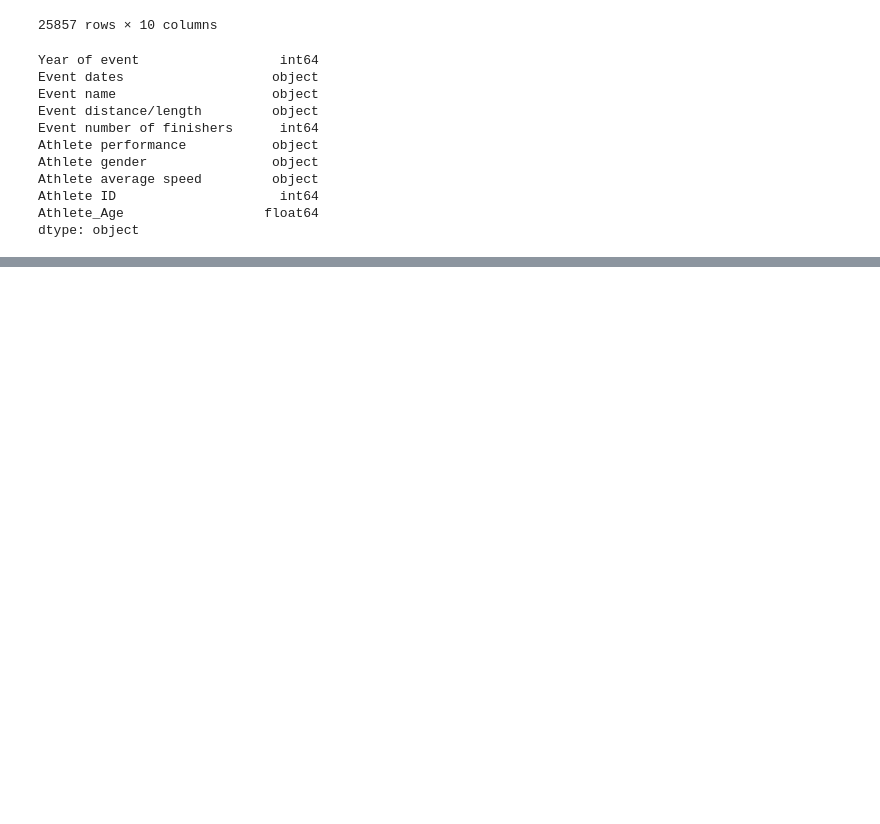
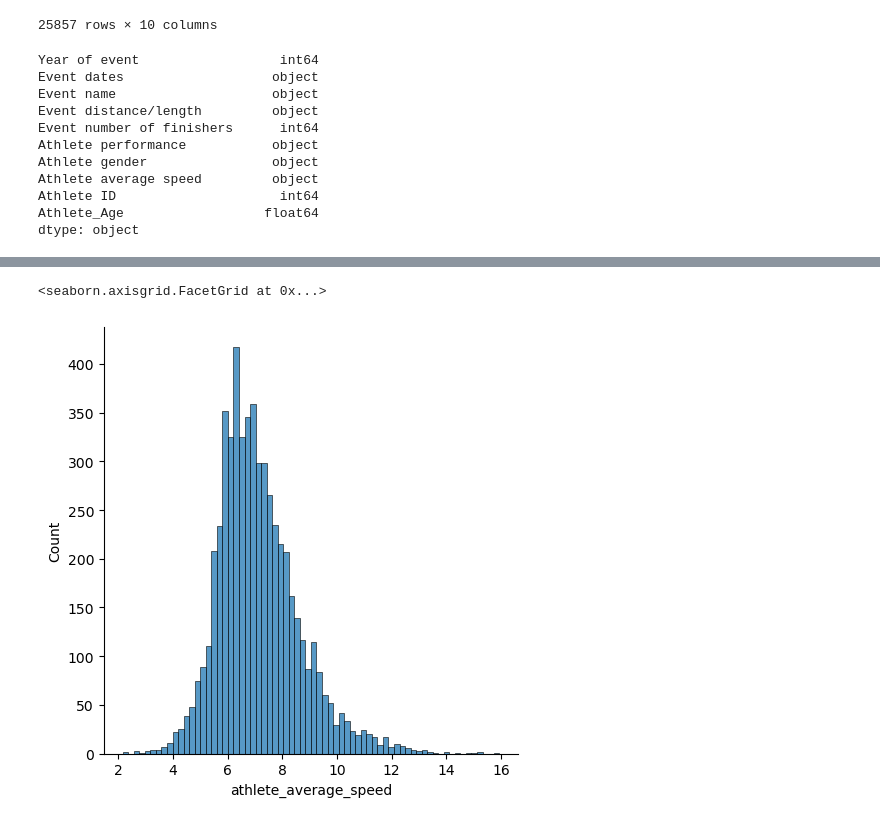
Before and after one commit to adisring/Ultra-Marathon-Analysis, a Jupyter notebook: UltraMarathon.ipynb, the cells around one changed output, grey strips where cells are left out. Cells and saved outputs as stored; diff of their text form; code cells hidden in the pictures; blank space fills up the shorter version.

```diff
--- a/UltraMarathon.ipynb
+++ b/UltraMarathon.ipynb
@@ -378,0 +475,5 @@ dtype: object
+# %%
+sns.displot(df3[df3['race_length'] == '50mi']['athlete_average_speed'])
+# %% [output]
+<seaborn.axisgrid.FacetGrid at 0x...>
+[figure, added]
```
Also changed, not shown: parts of 39 cells of this notebook.
